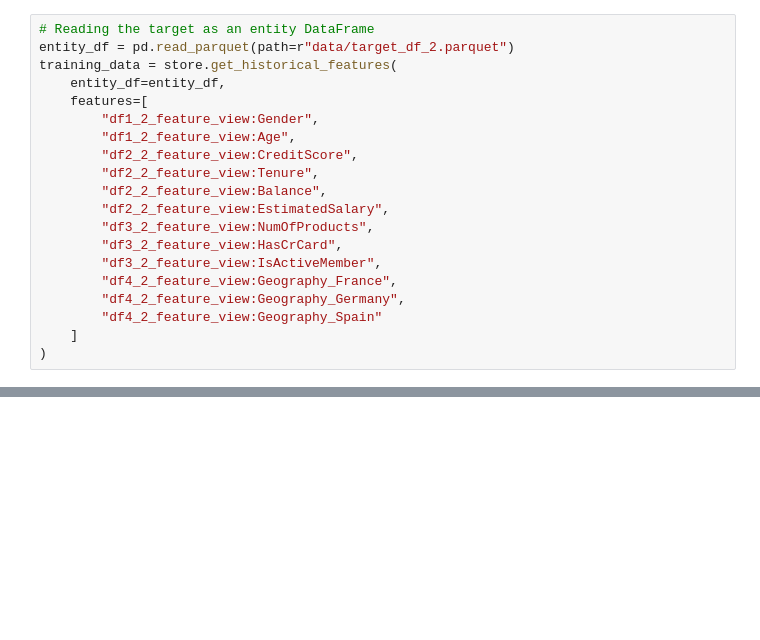
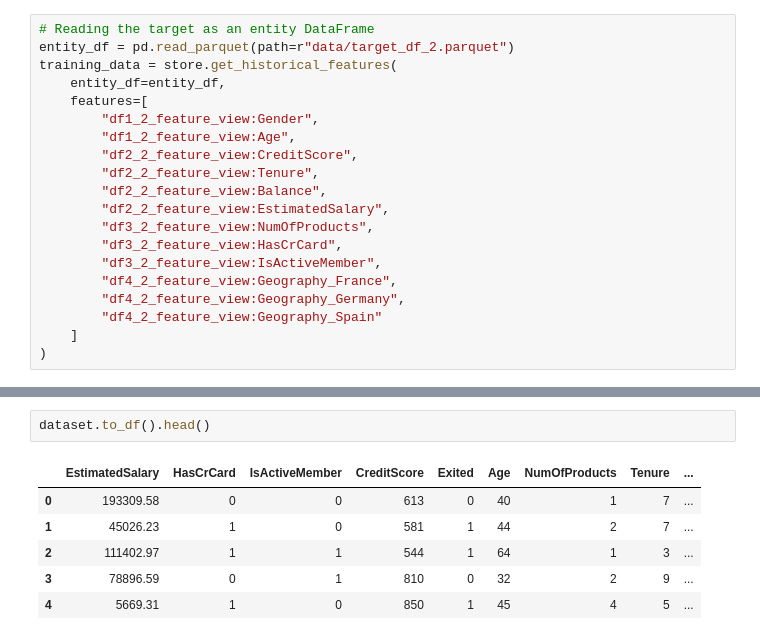
Before and after one commit to cricci3/featureStore, a Jupyter notebook: solar_power/feature_repo/1-create_dataset_2.ipynb, the cells around one changed output, grey strips where cells are left out. Cells and saved outputs as stored; diff of their text form; blank space fills up the shorter version.

Commit message:
operation for dataset change, finished

```diff
--- a/solar_power/feature_repo/1-create_dataset_2.ipynb
+++ b/solar_power/feature_repo/1-create_dataset_2.ipynb
@@ -49,0 +35,9 @@ dataset.to_df()
+# %%
+dataset.to_df().head()
+# %% [output]
+|  | EstimatedSalary | HasCrCard | IsActiveMember | CreditScore | Exited | Age | NumOfProducts | Tenure | ... |
+| 0 | 193309.58 | 0 | 0 | 613 | 0 | 40 | 1 | 7 | ... |
+| 1 | 45026.23 | 1 | 0 | 581 | 1 | 44 | 2 | 7 | ... |
+| 2 | 111402.97 | 1 | 1 | 544 | 1 | 64 | 1 | 3 | ... |
+| 3 | 78896.59 | 0 | 1 | 810 | 0 | 32 | 2 | 9 | ... |
+| 4 | 5669.31 | 1 | 0 | 850 | 1 | 45 | 4 | 5 | ... |
```
Also changed, not shown: parts of 3 cells of this notebook, 6 other files.
